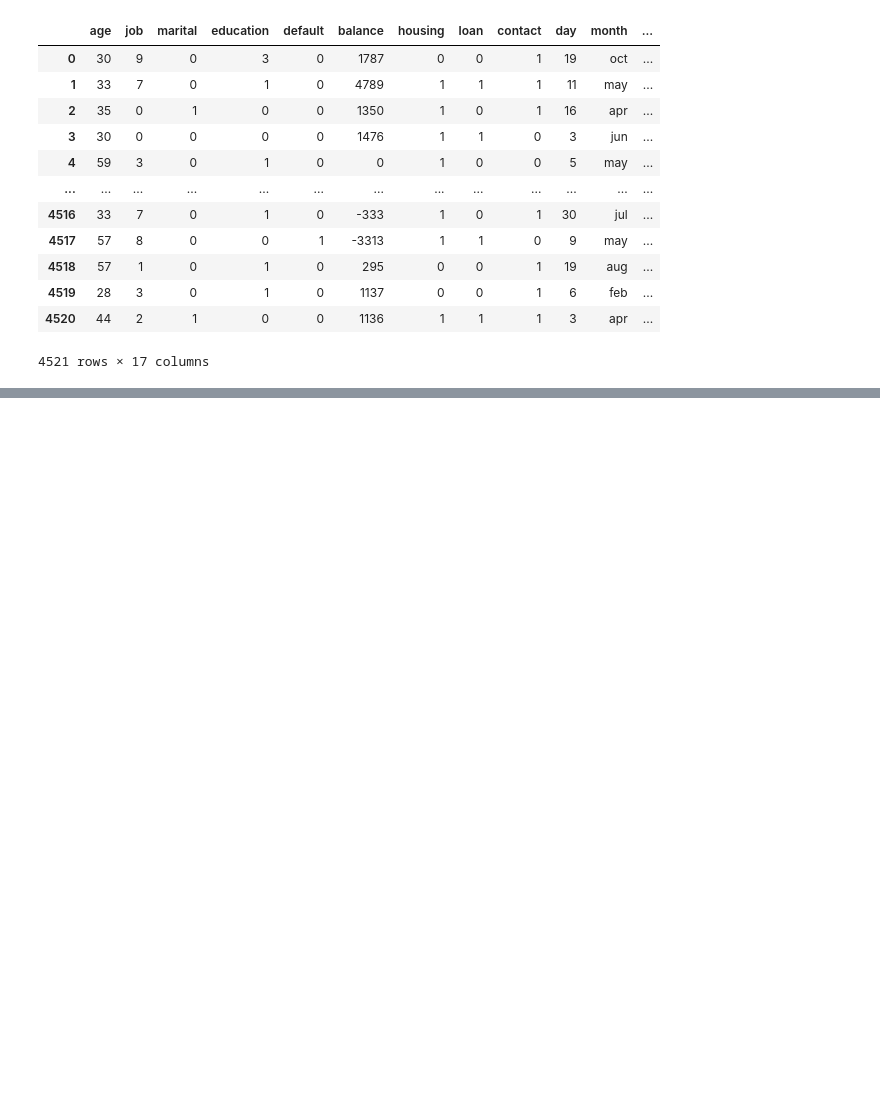
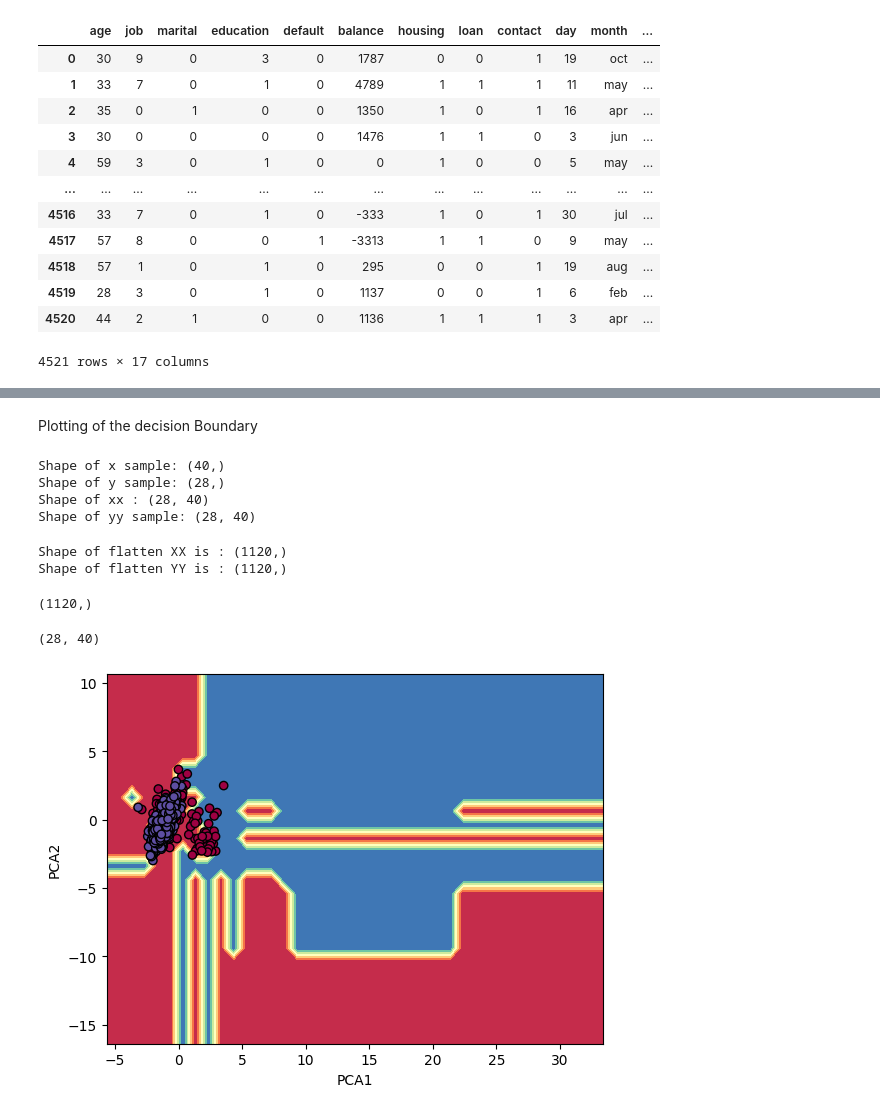
Before and after one commit to Sauske05/Machine-Learning-Algorithms, a Jupyter notebook: Random Forests/term_deposit_classifier.ipynb, the cells around one changed output, grey strips where cells are left out. Drawn from its saved outputs; the diff is of its cells as text; code cells hidden in the pictures; blank space fills up the shorter version.

```diff
--- a/Random Forests/term_deposit_classifier.ipynb
+++ b/Random Forests/term_deposit_classifier.ipynb
@@ -235,0 +281,48 @@ plt.show()
+# %% [markdown]
+Plotting of the decision Boundary
+# %%
+import numpy as np
+x_min, x_max = X_reduced[:, 0].min()-1, X_reduced[:, 0].max()+1
+y_min, y_max = X_reduced[:, 1].min()-1, X_reduced[:, 1].max()+1
+stepping = 1
+x_sample = np.arange(x_min, x_max, stepping)
+y_sample = np.arange(y_min, y_max, stepping)
+xx,yy = np.meshgrid(x_sample, y_sample)
+print(f'Shape of x sample: {x_sample.shape}')
+print(f'Shape of y sample: {y_sample.shape}')
+print(f'Shape of xx : {xx.shape}')
+print(f'Shape of yy sample: {yy.shape}')
+# %% [output]
+Shape of x sample: (40,)
+Shape of y sample: (28,)
+Shape of xx : (28, 40)
+Shape of yy sample: (28, 40)
+# %%
+flaten_xx = xx.ravel()
+flaten_yy = yy.ravel()
+print(f'Shape of flatten XX is : {flaten_xx.shape}')
+print(f'Shape of flatten YY is : {flaten_yy.shape}')
+# %% [output]
+Shape of flatten XX is : (1120,)
+Shape of flatten YY is : (1120,)
+# %%
+z = reduced_dim_clf.predict(np.c_[flaten_xx, flaten_yy])
+z.shape
+# %% [output]
+(1120,)
+# %%
+z = z.reshape(xx.shape)
+z.shape
+# %% [output]
+(28, 40)
+# %%
+import matplotlib.pyplot as plt #type:ignore
+plt.contourf(xx,yy,z, cmap = plt.cm.Spectral)
+plt.scatter(X_reduced[5000:6000 , 0], X_reduced[5000:6000, 1], c= y[5000:6000], edgecolors='k', cmap=plt.cm.Spectral)
+plt.xlim(xx.min(), xx.max())
+plt.ylim(yy.min(), yy.max())
+plt.xlabel('PCA1')
+plt.ylabel('PCA2')
+plt.show()
+# %% [output]
+[figure, added]
```
Also changed, not shown: parts of 16 cells of this notebook, 2 other files.
